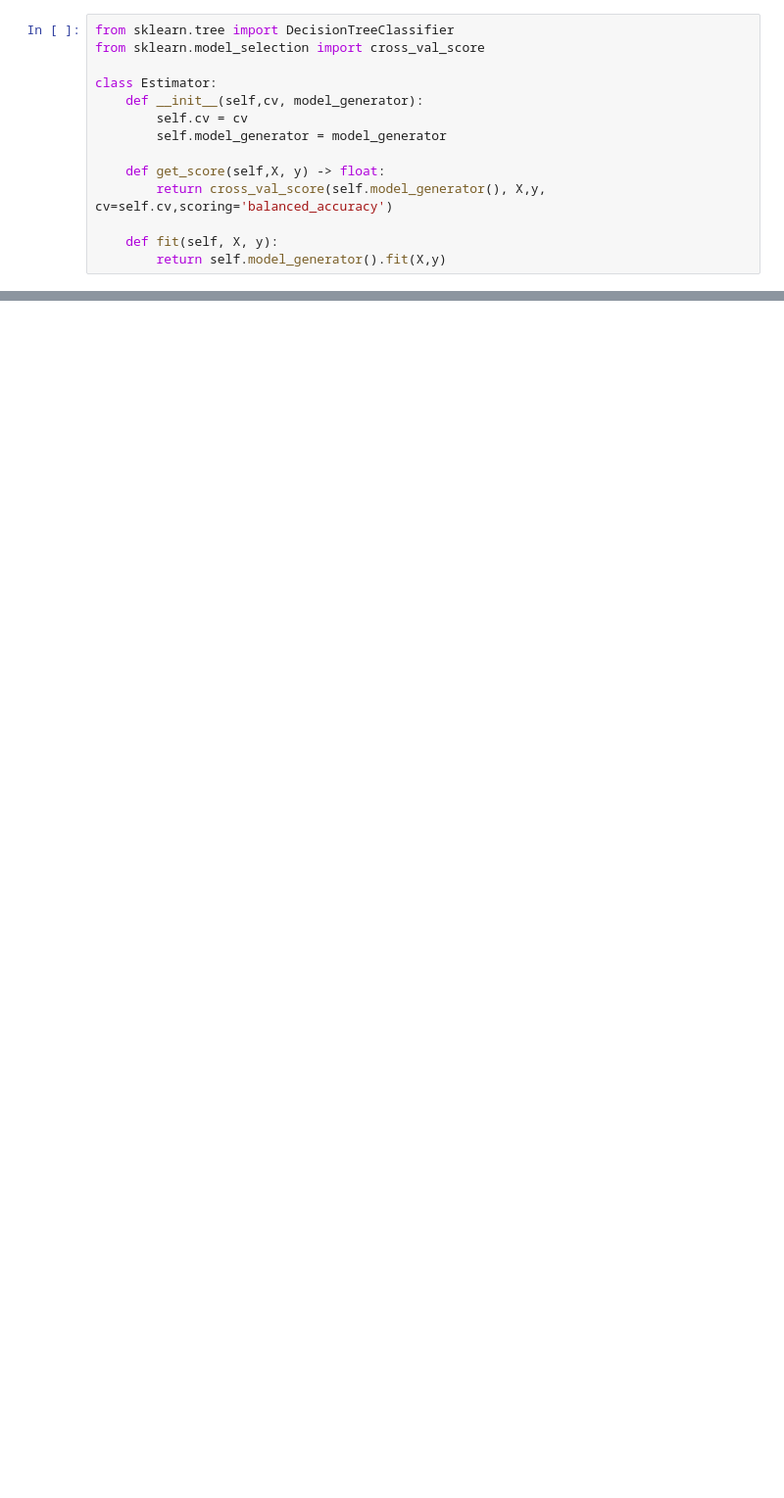
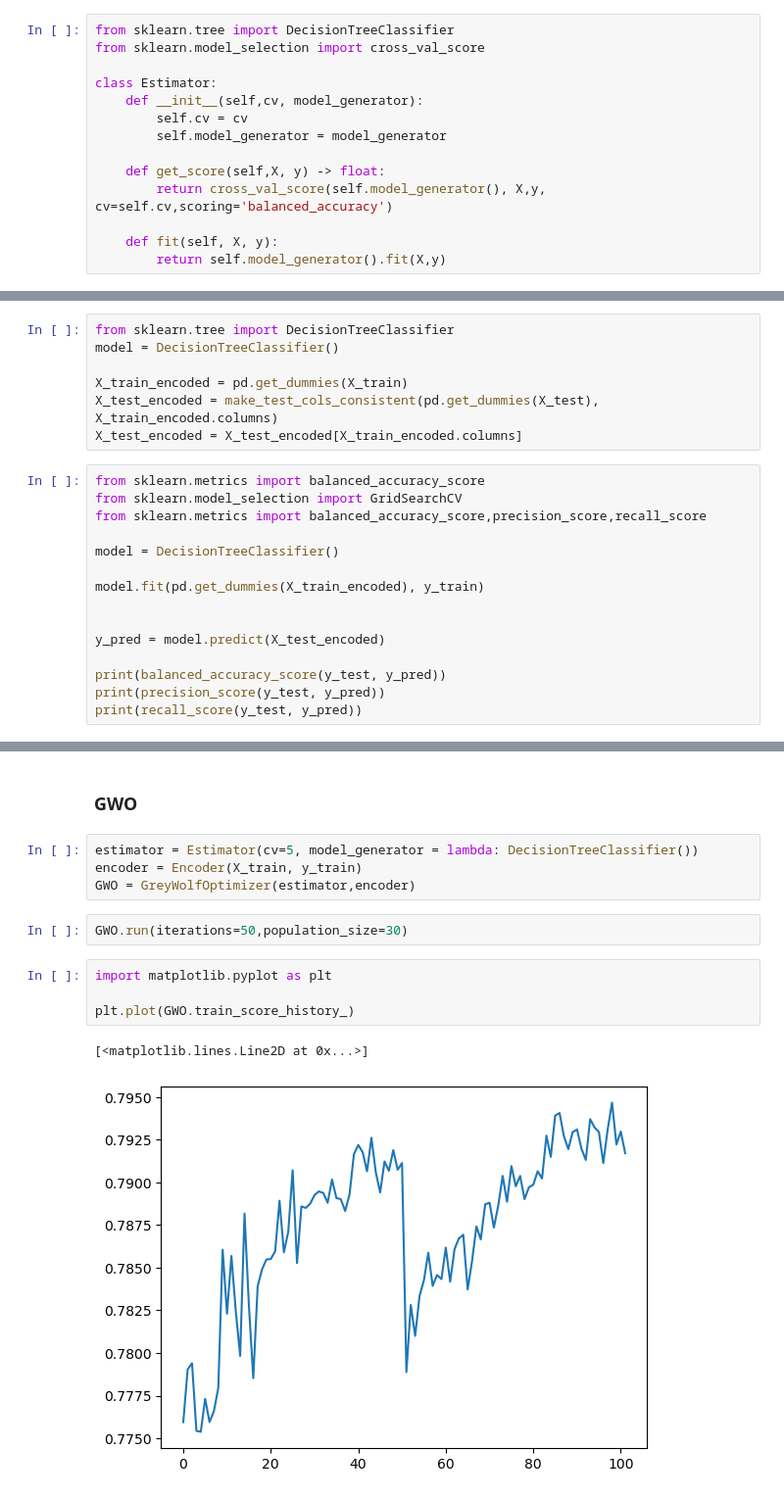
Before and after one commit to seoful/grey_wolf_optimization_NIC, a Jupyter notebook: soucrce.ipynb, the cells around one changed output, grey strips where cells are left out. Shown at 98% size. Drawn from its saved outputs; the diff is of its cells as text; blank space fills up the shorter version.

```diff
--- a/soucrce.ipynb
+++ b/soucrce.ipynb
@@ -138,0 +171,22 @@ class GreyWolfOptimizer:
+# %%
+from sklearn.tree import DecisionTreeClassifier
+model = DecisionTreeClassifier()
+
+X_train_encoded = pd.get_dummies(X_train)
+X_test_encoded = make_test_cols_consistent(pd.get_dummies(X_test), X_train_encoded.columns)
+X_test_encoded = X_test_encoded[X_train_encoded.columns]
+# %%
+from sklearn.metrics import balanced_accuracy_score
+from sklearn.model_selection import GridSearchCV
+from sklearn.metrics import balanced_accuracy_score,precision_score,recall_score
+
+model = DecisionTreeClassifier()
+
+model.fit(pd.get_dummies(X_train_encoded), y_train)
+
+
+y_pred = model.predict(X_test_encoded)
+
+print(balanced_accuracy_score(y_test, y_pred))
+print(precision_score(y_test, y_pred))
+print(recall_score(y_test, y_pred))
@@ -138,0 +199,15 @@ class GreyWolfOptimizer:
+# %% [markdown]
+### GWO
+# %%
+estimator = Estimator(cv=5, model_generator = lambda: DecisionTreeClassifier())
+encoder = Encoder(X_train, y_train)
+GWO = GreyWolfOptimizer(estimator,encoder)
+# %%
+GWO.run(iterations=50,population_size=30)
+# %%
+import matplotlib.pyplot as plt
+
+plt.plot(GWO.train_score_history_)
+# %% [output]
+[<matplotlib.lines.Line2D at 0x...>]
+[figure, added]
```
Also changed, not shown: parts of 15 cells of this notebook.
